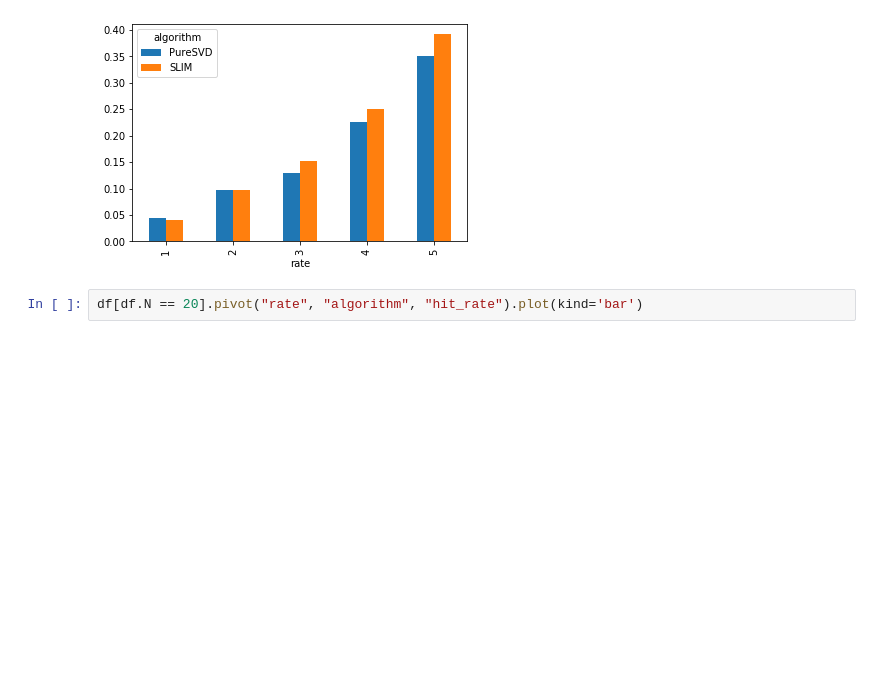
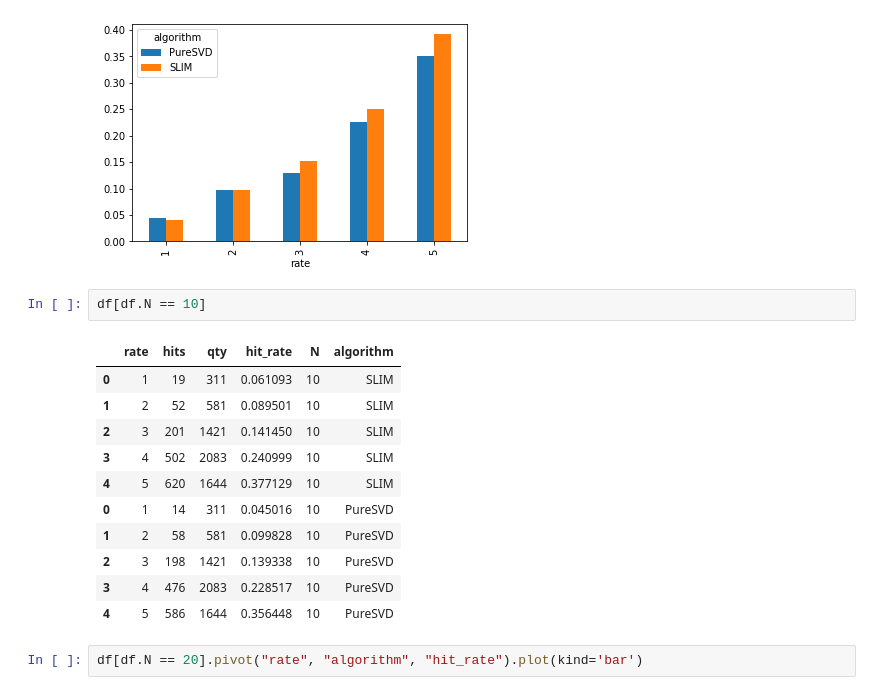
Before and after one commit to EmilioTyl/recsys_movie_lens, a Jupyter notebook: results_final_notebook.ipynb, the cells around one changed output. Cells and saved outputs as stored; diff of their text form; blank space fills up the shorter version.

```diff
--- a/results_final_notebook.ipynb
+++ b/results_final_notebook.ipynb
@@ -140,6 +153,20 @@ df[df.N == 10].pivot("rate", "algorithm", "hit_rate").plot(kind='bar')
 # %% [output]
 <matplotlib.axes._subplots.AxesSubplot at 0x...>
 [figure]
+# %%
+df[df.N == 10]
+# %% [output]
+|  | rate | hits | qty | hit_rate | N | algorithm |
+| 0 | 1 | 19 | 311 | 0.061093 | 10 | SLIM |
+| 1 | 2 | 52 | 581 | 0.089501 | 10 | SLIM |
+| 2 | 3 | 201 | 1421 | 0.141450 | 10 | SLIM |
+| 3 | 4 | 502 | 2083 | 0.240999 | 10 | SLIM |
+| 4 | 5 | 620 | 1644 | 0.377129 | 10 | SLIM |
+| 0 | 1 | 14 | 311 | 0.045016 | 10 | PureSVD |
+| 1 | 2 | 58 | 581 | 0.099828 | 10 | PureSVD |
+| 2 | 3 | 198 | 1421 | 0.139338 | 10 | PureSVD |
+| 3 | 4 | 476 | 2083 | 0.228517 | 10 | PureSVD |
+| 4 | 5 | 586 | 1644 | 0.356448 | 10 | PureSVD |
 # %%
 df[df.N == 20].pivot("rate", "algorithm", "hit_rate").plot(kind='bar')
 # %% [output]
```
Also changed, not shown: parts of 9 cells of this notebook, 5 other files.
